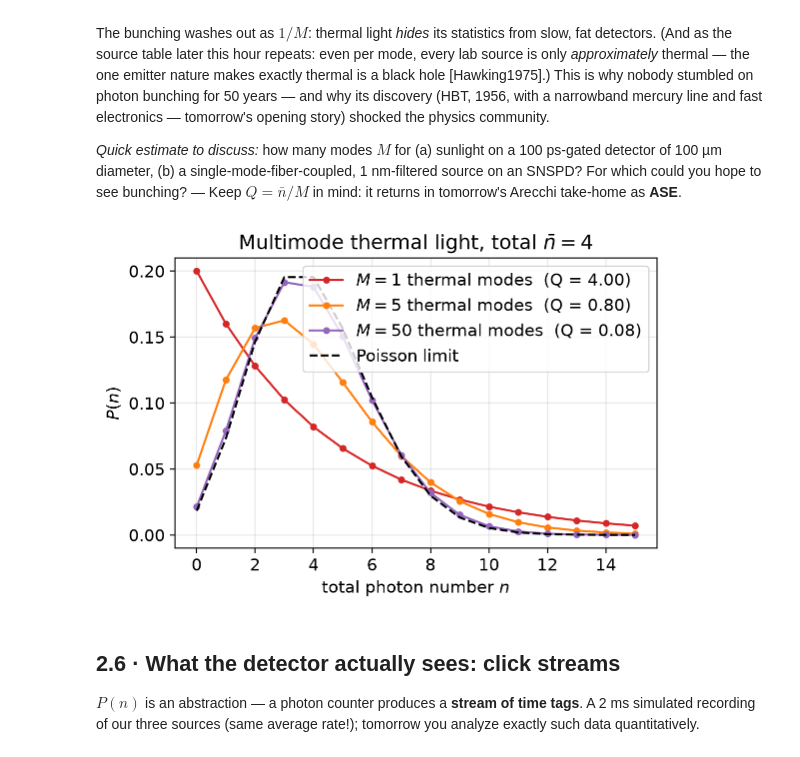
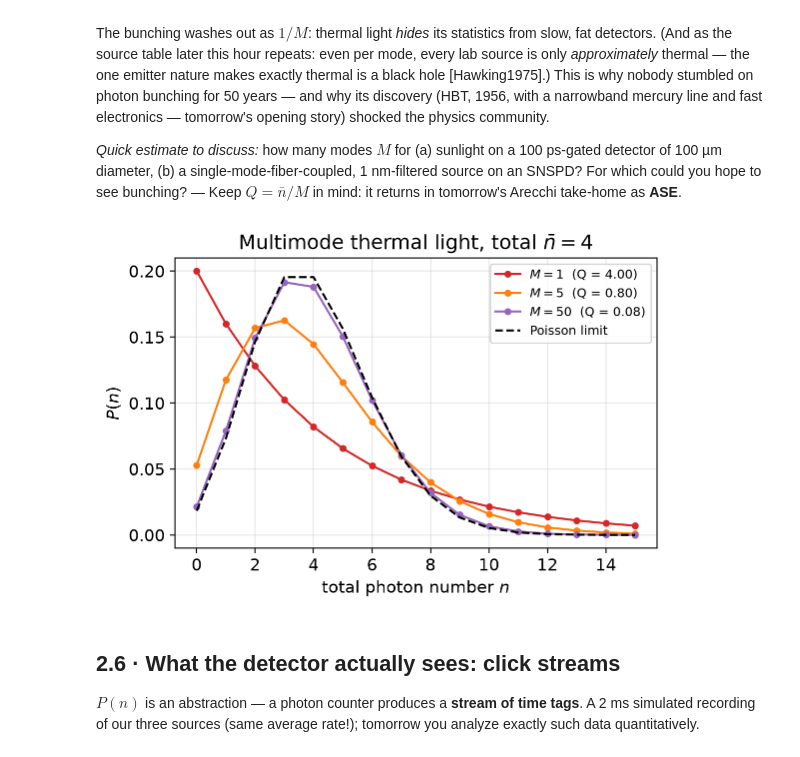
Before and after one commit to CodeJVG/CountingPhotons, a Jupyter notebook: lectures/02_ShotNoise_Squeezing.ipynb, the cells around one changed output. Cells and saved outputs as stored; diff of their text form; code cells hidden in the pictures.

```diff
--- a/lectures/02_ShotNoise_Squeezing.ipynb
+++ b/lectures/02_ShotNoise_Squeezing.ipynb
@@ -349,27 +349,27 @@ The bunching washes out as $1/M$: thermal light *hides* its statistics from slow
 # %%
 # Multimode thermal light: Bose-Einstein morphs into Poisson as M grows.
 from scipy.special import comb, factorial
 
 def negative_binomial_P(n: np.ndarray, nbar: float, M: int) -> np.ndarray:
     """P(n) for M equally bright thermal modes with total mean nbar."""
     x = nbar / M
     return comb(n + M - 1, n) * x**n / (1 + x)**(n + M)
 
 n_axis = np.arange(16)
 fig, ax = plt.subplots()
 for M, color in [(1, "tab:red"), (5, "tab:orange"), (50, "tab:purple")]:
     ax.plot(n_axis, negative_binomial_P(n_axis, 4.0, M), "o-", ms=4,
-            color=color, label=f"$M = {M}$ thermal modes  (Q = {4.0/M:.2f})")
+            color=color, label=f"$M = {M}$  (Q = {4.0/M:.2f})")
 ax.plot(n_axis, np.exp(-4.0) * 4.0**n_axis / factorial(n_axis), "k--",
         label="Poisson limit")
 ax.set_xlabel("total photon number $n$")
 ax.set_ylabel("$P(n)$")
 ax.set_title(r"Multimode thermal light, total $\bar{n} = 4$")
-ax.legend()
+ax.legend(loc="upper right", fontsize=9)
 plt.tight_layout()
 plt.show()
 # %% [output]
-[figure, old version]
+[figure, new version]
 # %% [markdown]
 ## 2.6 · What the detector actually sees: click streams
 
```
Also changed, not shown: 3 other files.
